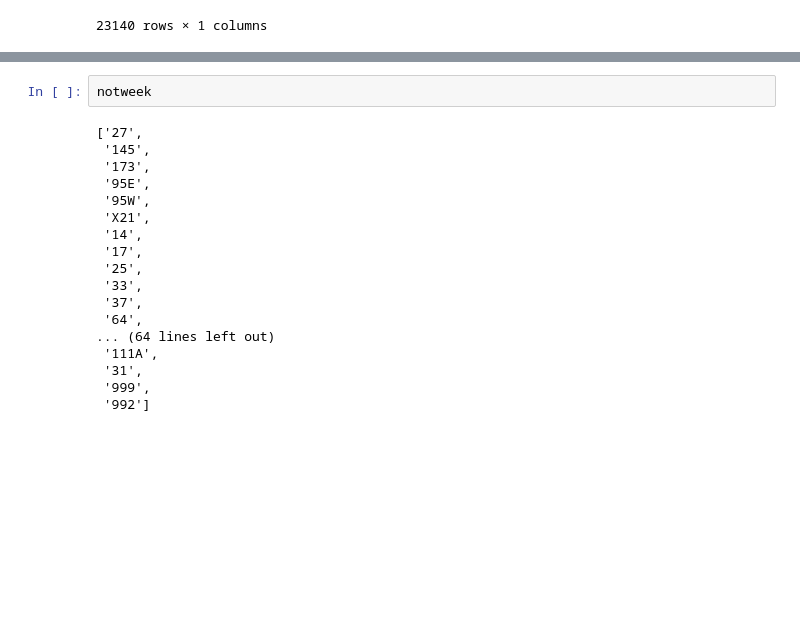
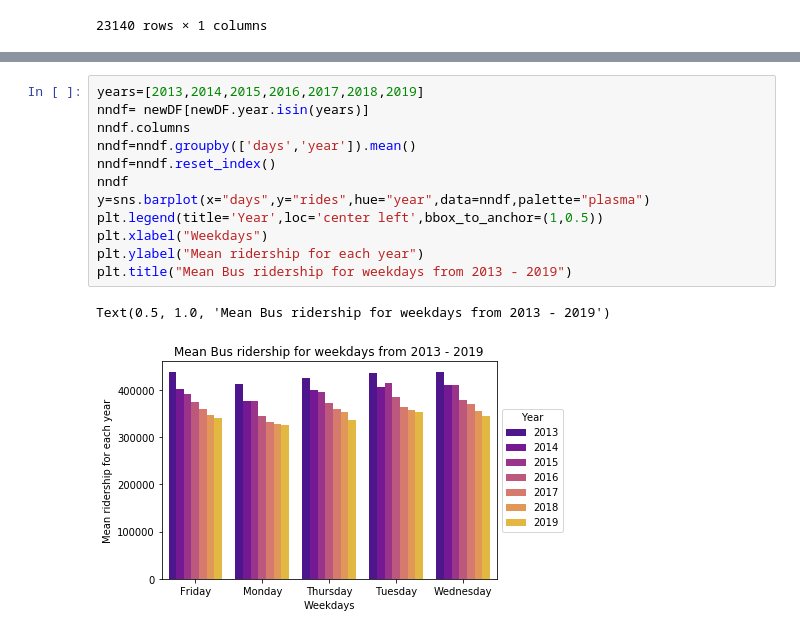
Before and after one commit to uic-cs418/python_demons, a Jupyter notebook: Piyush.ipynb, the cells around one changed output, grey strips where cells are left out. Saved outputs shown, nothing was run; the diff lists cells and outputs as text; blank space fills up the shorter version.

```diff
--- a/Piyush.ipynb
+++ b/Piyush.ipynb
@@ -317,20 +149,15 @@ display(newDF)
-# %%
-notweek
-# %% [output]
-['27',
- '145',
- '173',
- '95E',
- '95W',
- 'X21',
- '14',
- '17',
- '25',
- '33',
- '37',
- '64',
-... (64 lines left out)
- '111A',
- '31',
- '999',
- '992']
+# %%
+years=[2013,2014,2015,2016,2017,2018,2019]
+nndf= newDF[newDF.year.isin(years)]
+nndf.columns
+nndf=nndf.groupby(['days','year']).mean()
+nndf=nndf.reset_index()
+nndf
+y=sns.barplot(x="days",y="rides",hue="year",data=nndf,palette="plasma")
+plt.legend(title='Year',loc='center left',bbox_to_anchor=(1,0.5))
+plt.xlabel("Weekdays")
+plt.ylabel("Mean ridership for each year")
+plt.title("Mean Bus ridership for weekdays from 2013 - 2019")
+# %% [output]
+Text(0.5, 1.0, 'Mean Bus ridership for weekdays from 2013 - 2019')
+[figure, added]
```
Also changed, not shown: parts of 7 cells of this notebook, 1 other file.
